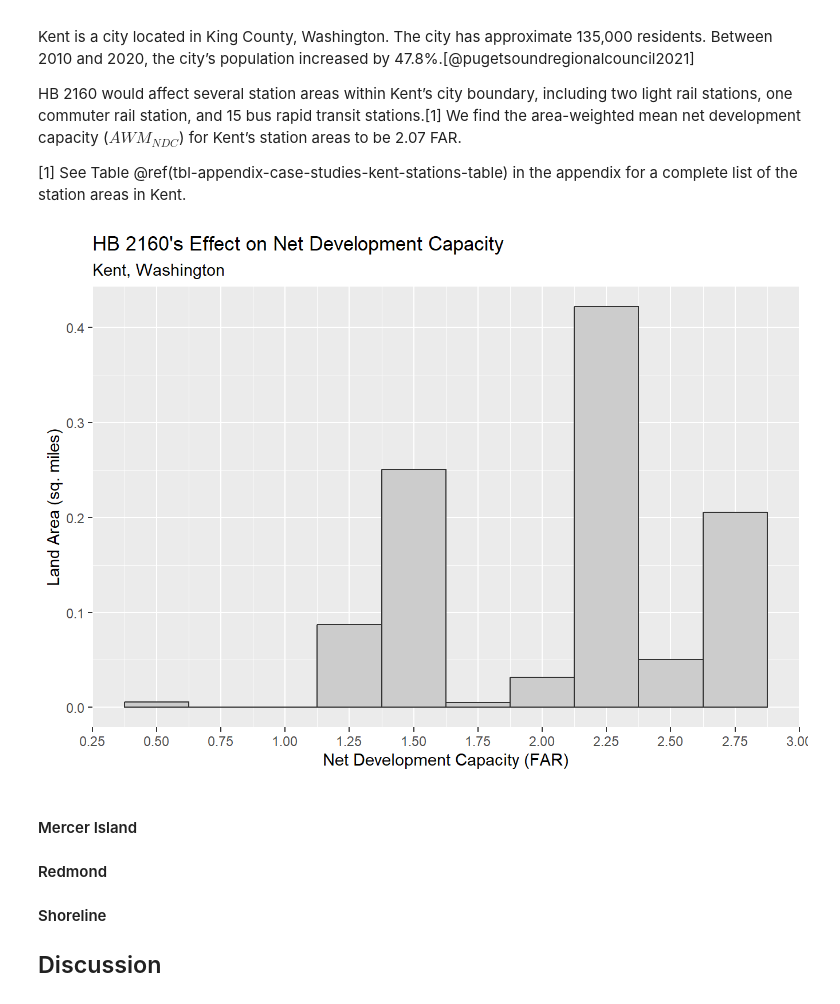
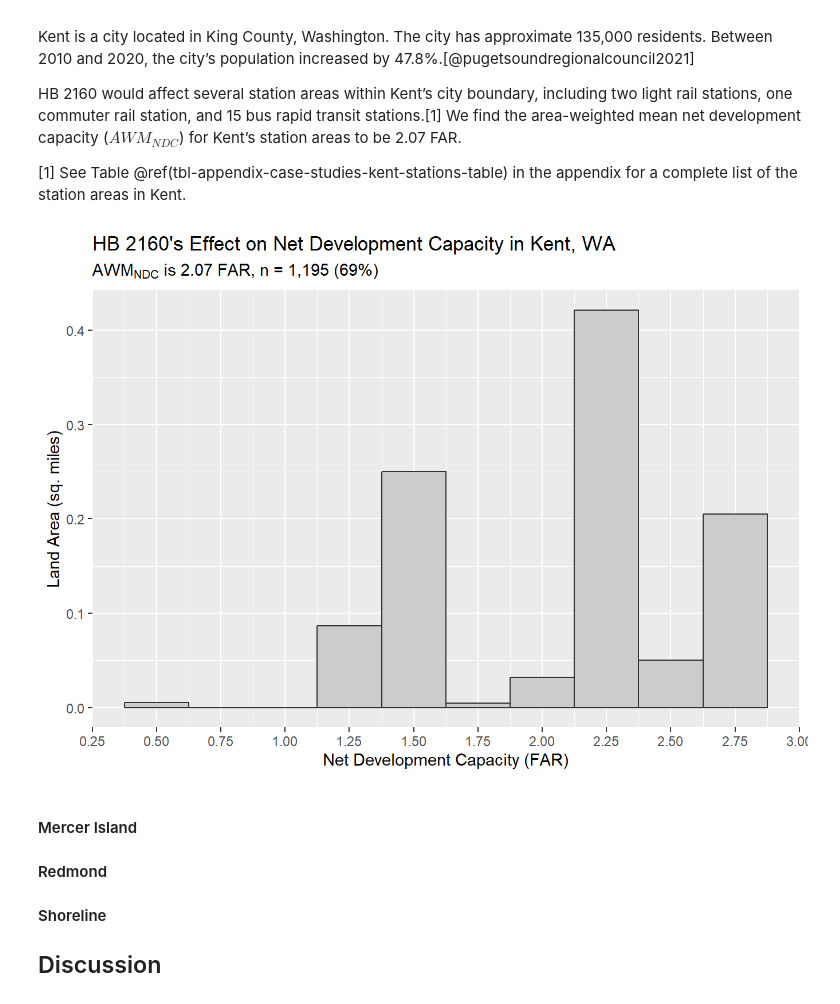
Before and after one commit to tiernanmartin/2024-transit-oriented-development-bill, a Jupyter notebook: index.embed.ipynb, the cells around one changed output. Cells and saved outputs as stored; diff of their text form; code cells hidden in the pictures.

```diff
--- a/index.embed.ipynb
+++ b/index.embed.ipynb
@@ -548,19 +548,21 @@ HB 2160 would affect several station areas within Kent’s city boundary, includ
 
 [1] See Table @ref(tbl-appendix-case-studies-kent-stations-table) in the appendix for a complete list of the station areas in Kent.
 # %%
+kent_hist_subtitle <- TeX("$AWM_{NDC}$ is 2.07 FAR, n = 1,195 (69%)")
+
 p_affected_kent |>
 ggplot() +
   aes(x = net_dev_capacity,
       weight = parcel_area_mi2) +
   geom_histogram(binwidth = 0.25, color = "grey20", fill= "grey80") +
   scale_y_continuous(labels = scales::label_comma()) +
   scale_x_continuous( breaks = seq(0, p_addtl_max, by = 0.25)) +
-  labs(title = "HB 2160's Effect on Net Development Capacity",
-       subtitle = "Kent, Washington",
+  labs(title = "HB 2160's Effect on Net Development Capacity in Kent, WA",
+       subtitle = kent_hist_subtitle,
        y = "Land Area (sq. miles)",
        x = "Net Development Capacity (FAR)")
 # %% [output]
-[figure, old version]
+[figure, new version]
 # %%
 map_kent <- mapview(kent,
         col.regions = "grey",
```
Also changed, not shown: 5 other files.
